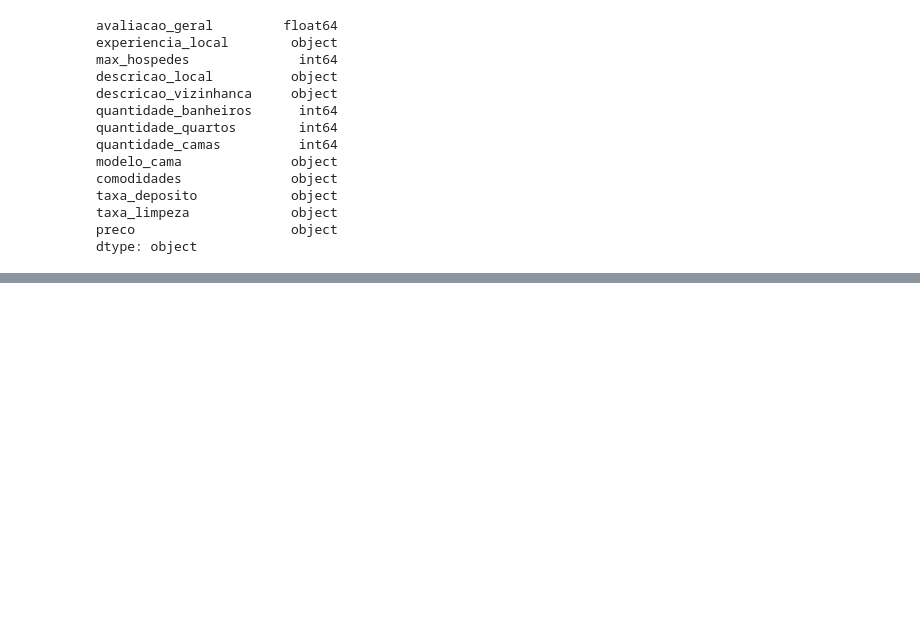
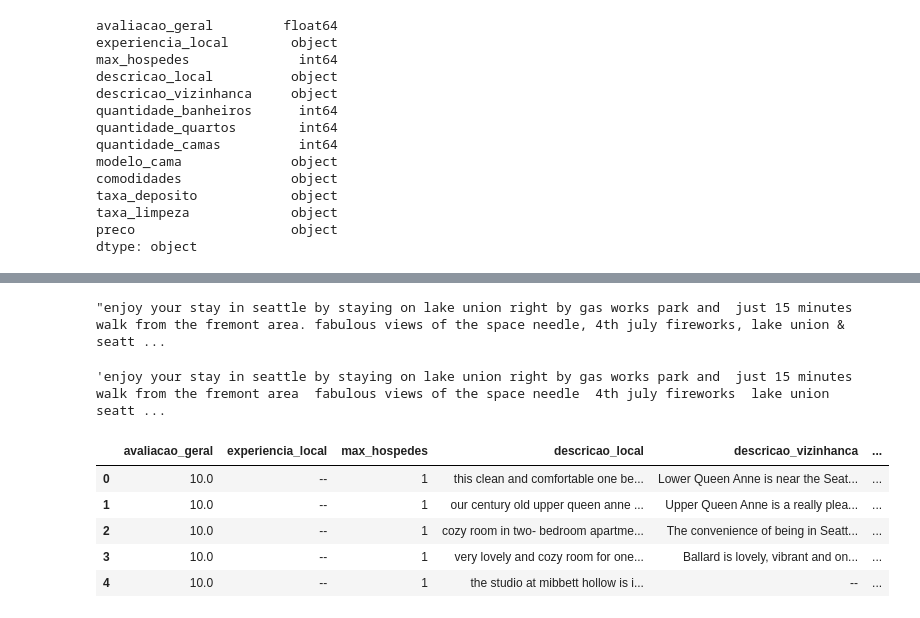
Before and after one commit to leandroclv/Analise_Dados_Python_Panda, a Jupyter notebook: pandas/transf_dados.ipynb, the cells around one changed output, grey strips where cells are left out. Cells and saved outputs as stored; diff of their text form; code cells hidden in the pictures; blank space fills up the shorter version.

```diff
--- a/pandas/transf_dados.ipynb
+++ b/pandas/transf_dados.ipynb
@@ -156,0 +278,4 @@ dtype: object
+# %%
+df['descricao_local'][3000]
+# %% [output]
+"enjoy your stay in seattle by staying on lake union right by gas works park and  just 15 minutes walk from the fremont area. fabulous views of the space needle, 4th july fireworks, lake union & seatt ...
@@ -156,0 +284,4 @@ dtype: object
+# %%
+df['descricao_local'][3000]
+# %% [output]
+'enjoy your stay in seattle by staying on lake union right by gas works park and  just 15 minutes walk from the fremont area  fabulous views of the space needle  4th july fireworks  lake union   seatt ...
@@ -156,0 +290,9 @@ dtype: object
+# %%
+df.head()
+# %% [output]
+|  | avaliacao_geral | experiencia_local | max_hospedes | descricao_local | descricao_vizinhanca | ... |
+| 0 | 10.0 | -- | 1 | this clean and comfortable one be... | Lower Queen Anne is near the Seat... | ... |
+| 1 | 10.0 | -- | 1 | our century old upper queen anne ... | Upper Queen Anne is a really plea... | ... |
+| 2 | 10.0 | -- | 1 | cozy room in two- bedroom apartme... | The convenience of being in Seatt... | ... |
+| 3 | 10.0 | -- | 1 | very lovely and cozy room for one... | Ballard is lovely, vibrant and on... | ... |
+| 4 | 10.0 | -- | 1 | the studio at mibbett hollow is i... | -- | ... |
```
Also changed, not shown: parts of 20 cells of this notebook, 1 other file.
